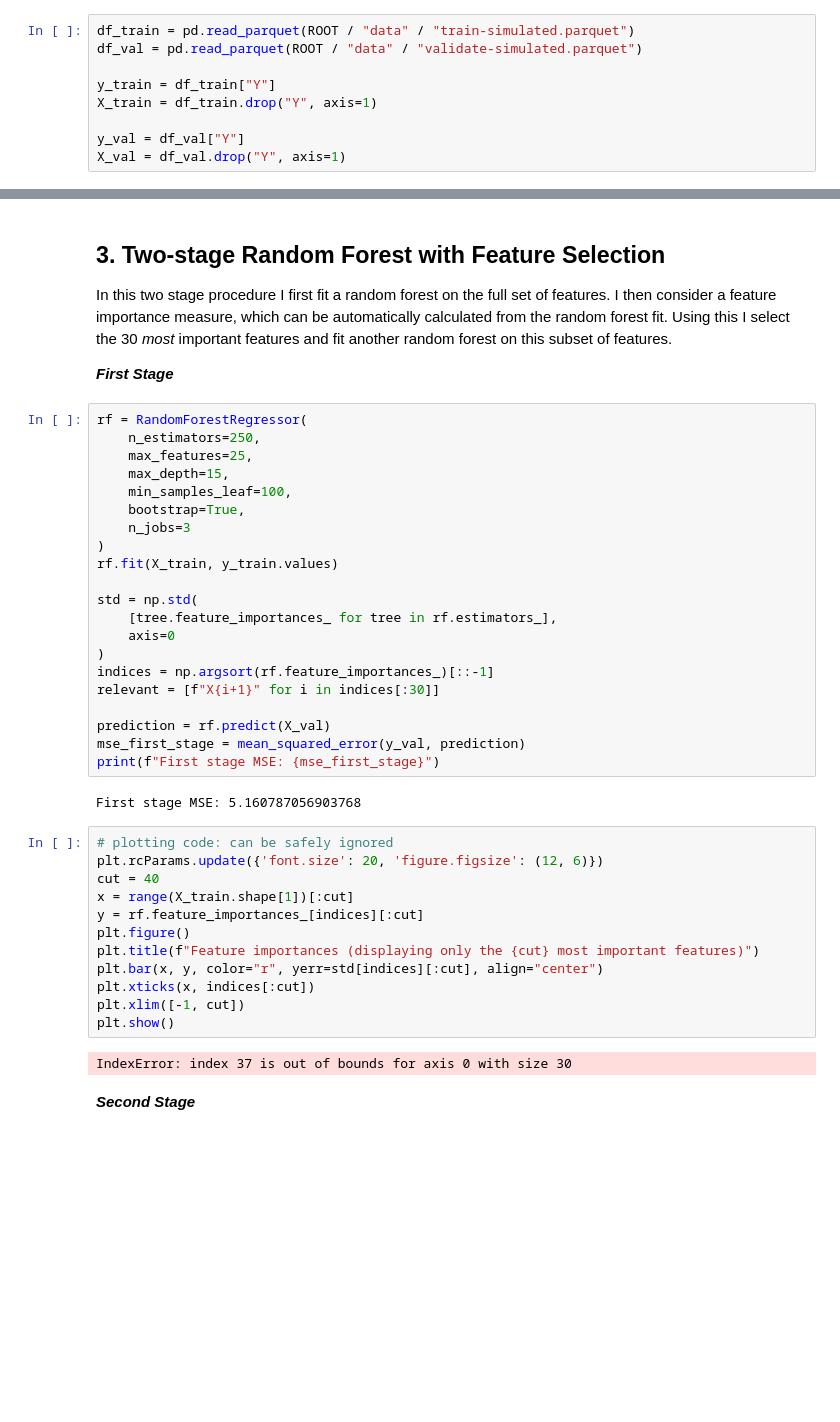
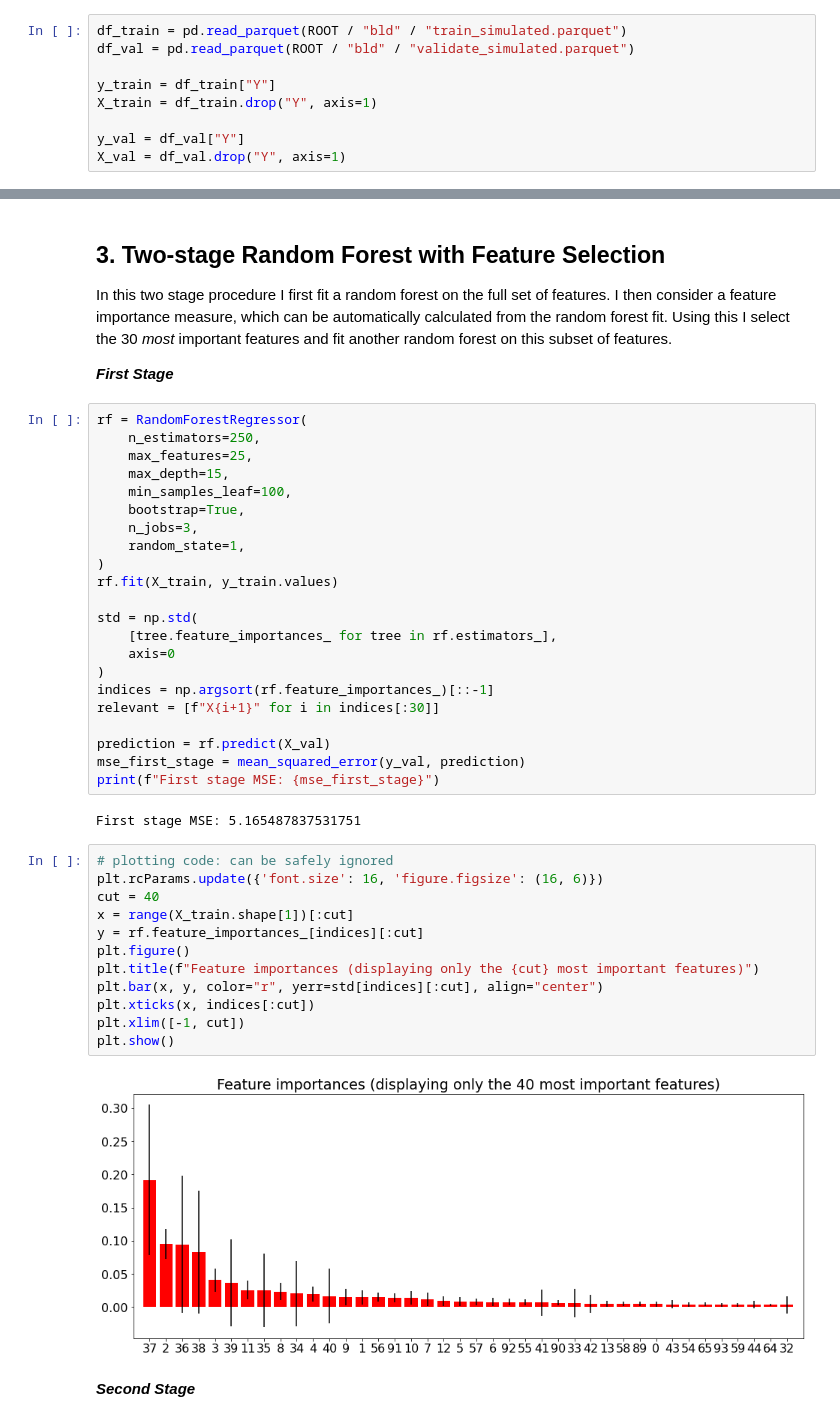
Before and after one commit to timmens/topics-project, a Jupyter notebook: book/simulated_final.ipynb, the cells around one changed output, grey strips where cells are left out. Saved outputs shown, nothing was run; the diff lists cells and outputs as text; blank space fills up the shorter version.

```diff
--- a/book/simulated_final.ipynb
+++ b/book/simulated_final.ipynb
@@ -39,6 +40,6 @@ ROOT = Path(os.getcwd()).parent
 # %%
-df_train = pd.read_parquet(ROOT / "data" / "train-simulated.parquet")
-df_val = pd.read_parquet(ROOT / "data" / "validate-simulated.parquet")
+df_train = pd.read_parquet(ROOT / "bld" / "train_simulated.parquet")
+df_val = pd.read_parquet(ROOT / "bld" / "validate_simulated.parquet")
 
 y_train = df_train["Y"]
 X_train = df_train.drop("Y", axis=1)
@@ -125,7 +126,8 @@ rf = RandomForestRegressor(
     max_depth=15,
     min_samples_leaf=100,
     bootstrap=True,
-    n_jobs=3
+    n_jobs=3,
+    random_state=1,
 )
 rf.fit(X_train, y_train.values)
 
@@ -140,21 +142,21 @@ prediction = rf.predict(X_val)
 mse_first_stage = mean_squared_error(y_val, prediction)
 print(f"First stage MSE: {mse_first_stage}")
 # %% [output]
-First stage MSE: 5.160787056903768
+First stage MSE: 5.165487837531751
 # %%
 # plotting code: can be safely ignored
-plt.rcParams.update({'font.size': 20, 'figure.figsize': (12, 6)})
+plt.rcParams.update({'font.size': 16, 'figure.figsize': (16, 6)})
 cut = 40
 x = range(X_train.shape[1])[:cut]
 y = rf.feature_importances_[indices][:cut]
 plt.figure()
 plt.title(f"Feature importances (displaying only the {cut} most important features)")
 plt.bar(x, y, color="r", yerr=std[indices][:cut], align="center")
 plt.xticks(x, indices[:cut])
 plt.xlim([-1, cut])
 plt.show()
 # %% [output]
-IndexError: index 37 is out of bounds for axis 0 with size 30
+[figure, added]
 # %% [markdown]
 ***Second Stage***
 # %%
```
Also changed, not shown: parts of 2 cells of this notebook, 55 other files.
